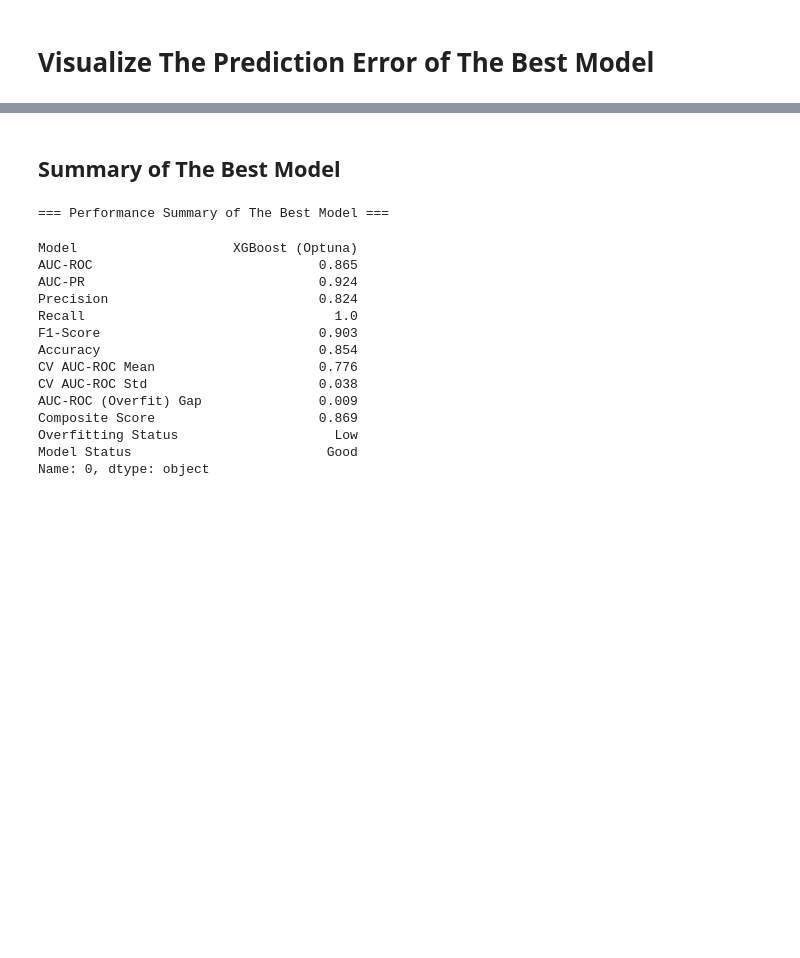
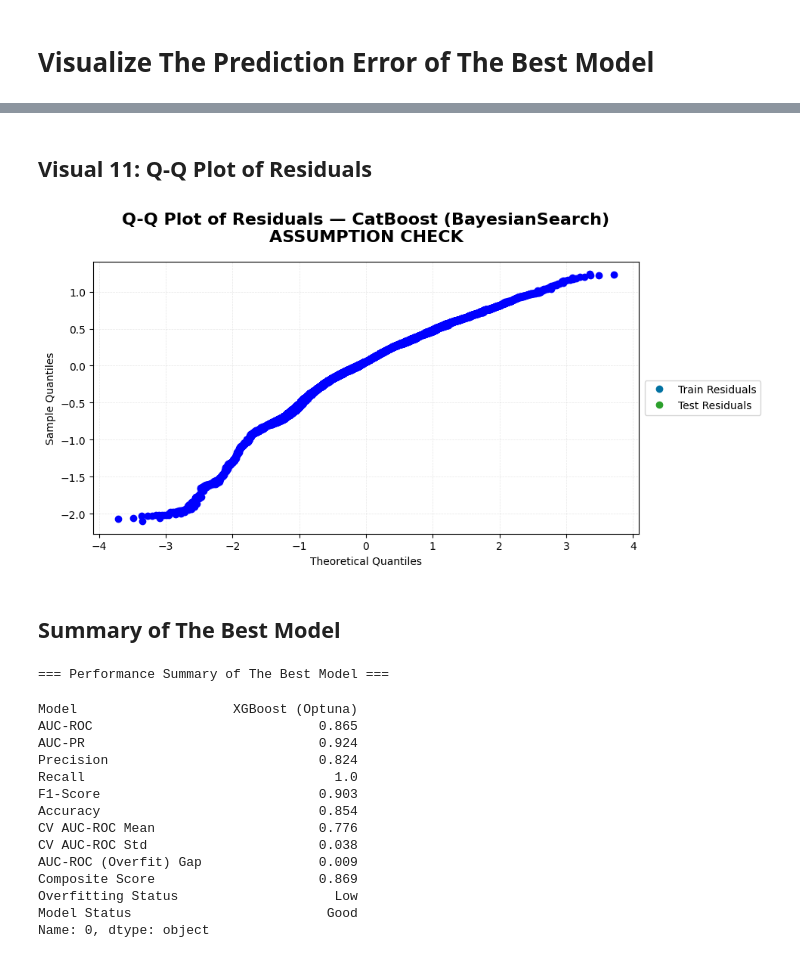
Before and after one commit to tshihab07/Super-Market-Sales-Forecasting, a Jupyter notebook: notebookes/model_SelectionAndAnalysis.ipynb, the cells around one changed output, grey strips where cells are left out. Drawn from its saved outputs; the diff is of its cells as text; code cells hidden in the pictures; blank space fills up the shorter version.

```diff
--- a/notebookes/model_SelectionAndAnalysis.ipynb
+++ b/notebookes/model_SelectionAndAnalysis.ipynb
@@ -616,3 +615,32 @@ plt.show()
+# %% [markdown]
+## Visual 11: Q-Q Plot of Residuals
+# %%
+plt.figure(figsize=(10, 5))
+
+# train residuals
+stats.probplot(residuals_train, dist="norm", plot=plt, fit=False, rvalue=True)
+plt.plot([], [], 'o', color='#0272A2', label='Train Residuals')                     # dummy for legend
+
+# test residuals
+stats.probplot(residuals_test, dist="norm", plot=plt, fit=False, rvalue=True)
+plt.plot([], [], 'o', color='#2ca02c', label='Test Residuals')                      # dummy for legend
+
+# customize plot
+plt.title(f"Q-Q Plot of Residuals — {best_model_name}\nASSUMPTION CHECK", fontsize=16, fontweight='bold', y=1.05)
+plt.xlabel("Theoretical Quantiles")
+plt.ylabel("Sample Quantiles")
+
+# move legend outside
+plt.legend(loc='center left', bbox_to_anchor=(1.001, 0.5), fontsize=10, title_fontsize=11, frameon=True)
+
+# grid & styling
+plt.grid(True, alpha=0.3, linestyle='--', linewidth=0.5)
+plt.tight_layout()
+plt.subplots_adjust(right=0.8)
+
+plt.show()
+# %% [output]
+[figure, added]
 # %% [markdown]
 ## Summary of The Best Model
 # %%
```
Also changed, not shown: parts of 14 cells of this notebook.
